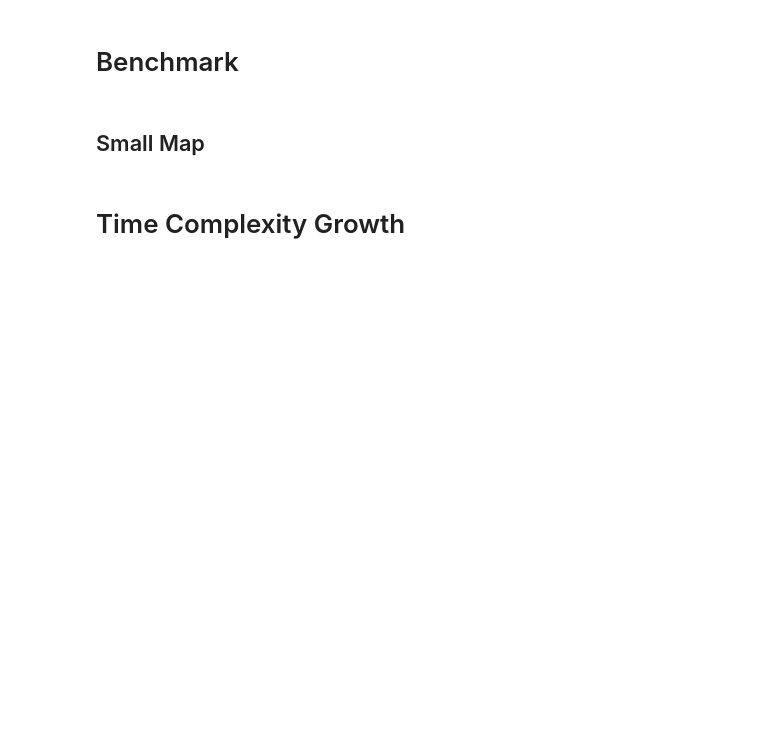
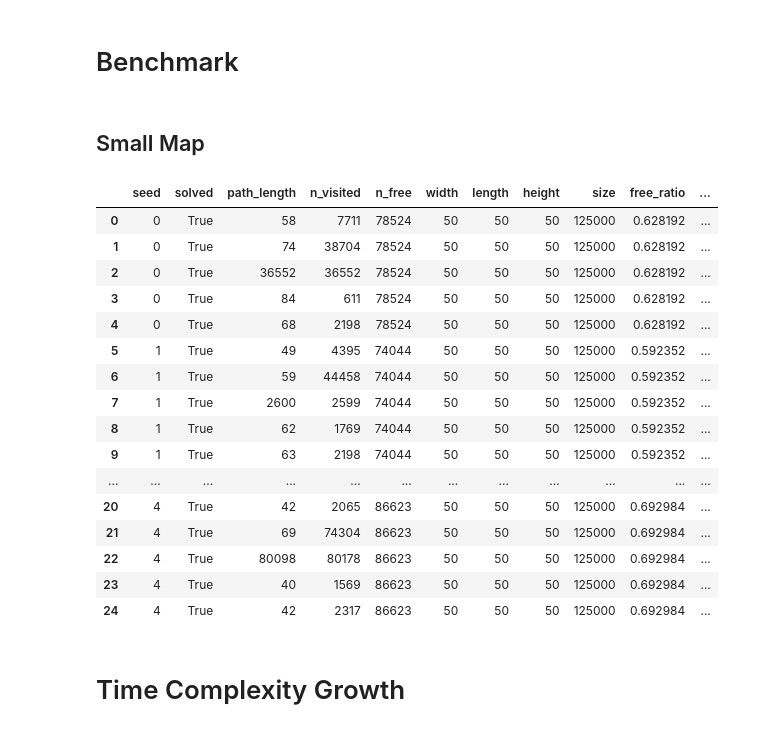
Before and after one commit to HuakunShen/3D-Planning-Algorithm-Visualization, a Jupyter notebook: main.ipynb, the cells around one changed output. Cells and saved outputs as stored; diff of their text form; code cells hidden in the pictures; blank space fills up the shorter version.

```diff
--- a/main.ipynb
+++ b/main.ipynb
@@ -45,6 +45,26 @@ def run_seeds(n_seed: int, scenario_size: ScenarioSize):
 xs_df = run_seeds(5, scenario_size=ScenarioSize.XS)
 s_df = run_seeds(5, scenario_size=ScenarioSize.S)
 m_df = run_seeds(5, scenario_size=ScenarioSize.M)
+# %%
+m_df
+# %% [output]
+|  | seed | solved | path_length | n_visited | n_free | width | length | height | size | free_ratio | ... |
+| 0 | 0 | True | 58 | 7711 | 78524 | 50 | 50 | 50 | 125000 | 0.628192 | ... |
+| 1 | 0 | True | 74 | 38704 | 78524 | 50 | 50 | 50 | 125000 | 0.628192 | ... |
+| 2 | 0 | True | 36552 | 36552 | 78524 | 50 | 50 | 50 | 125000 | 0.628192 | ... |
+| 3 | 0 | True | 84 | 611 | 78524 | 50 | 50 | 50 | 125000 | 0.628192 | ... |
+| 4 | 0 | True | 68 | 2198 | 78524 | 50 | 50 | 50 | 125000 | 0.628192 | ... |
+| 5 | 1 | True | 49 | 4395 | 74044 | 50 | 50 | 50 | 125000 | 0.592352 | ... |
+| 6 | 1 | True | 59 | 44458 | 74044 | 50 | 50 | 50 | 125000 | 0.592352 | ... |
+| 7 | 1 | True | 2600 | 2599 | 74044 | 50 | 50 | 50 | 125000 | 0.592352 | ... |
+| 8 | 1 | True | 62 | 1769 | 74044 | 50 | 50 | 50 | 125000 | 0.592352 | ... |
+| 9 | 1 | True | 63 | 2198 | 74044 | 50 | 50 | 50 | 125000 | 0.592352 | ... |
+| ... | ... | ... | ... | ... | ... | ... | ... | ... | ... | ... | ... |
+| 20 | 4 | True | 42 | 2065 | 86623 | 50 | 50 | 50 | 125000 | 0.692984 | ... |
+| 21 | 4 | True | 69 | 74304 | 86623 | 50 | 50 | 50 | 125000 | 0.692984 | ... |
+| 22 | 4 | True | 80098 | 80178 | 86623 | 50 | 50 | 50 | 125000 | 0.692984 | ... |
+| 23 | 4 | True | 40 | 1569 | 86623 | 50 | 50 | 50 | 125000 | 0.692984 | ... |
+| 24 | 4 | True | 42 | 2317 | 86623 | 50 | 50 | 50 | 125000 | 0.692984 | ... |
 # %% [markdown]
 # Time Complexity Growth
 # %%
```
Also changed, not shown: parts of 7 cells of this notebook, 6 other files.
